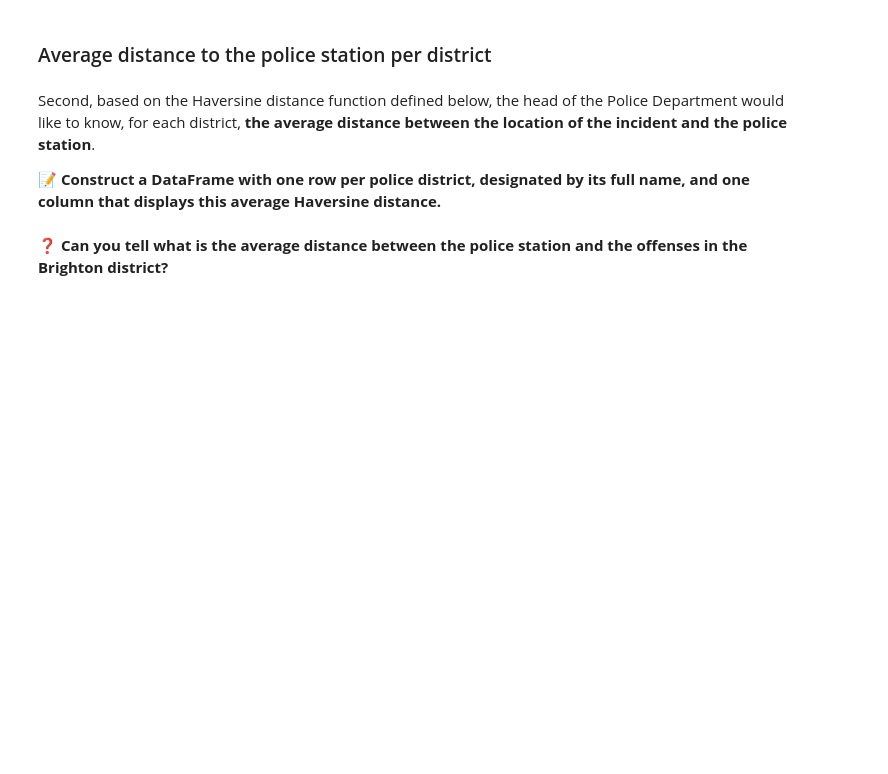
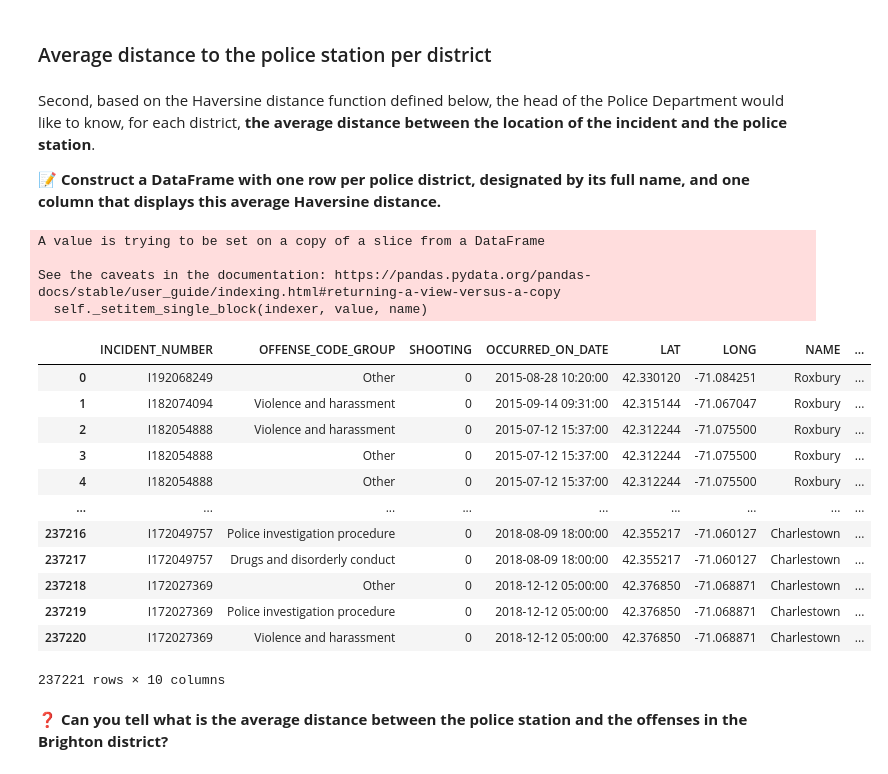
Before and after one commit to pblclrd/data-certification-exam, a Jupyter notebook: decision_science/boston_crimes.ipynb, the cells around one changed output. Drawn from its saved outputs; the diff is of its cells as text; code cells hidden in the pictures; blank space fills up the shorter version.

```diff
--- a/decision_science/boston_crimes.ipynb
+++ b/decision_science/boston_crimes.ipynb
@@ -452,5 +502,11 @@ def haversine_distance(lon1, lat1, lon2, lat2):
     a = sin(dlat / 2) ** 2 + cos(lat1) * cos(lat2) * sin(dlon / 2) ** 2
 
     return 2 * 6371 * asin(sqrt(a))
+# %%
+data["LONG"] = pd.to_numeric(data["LONG"], downcast="float")
+data["LAT"] = pd.to_numeric(data["LAT"], downcast="float")
+data["LONG_POLICE_STATION"] = pd.to_numeric(data["LONG_POLICE_STATION"], downcast="float")
+data["LAT_POLICE_STATION"] = pd.to_numeric(data["LAT_POLICE_STATION"], downcast="float")
 # %%
 # YOUR CODE HERE
+data['Distance'] = 1
@@ -459,3 +513,27 @@ def haversine_distance(lon1, lat1, lon2, lat2):
+# %%
+for i in range(len(data)):
+    data['Distance'].iloc[i] = haversine_distance(data['LONG'].iloc[i], data['LAT'].iloc[i], data['LONG_POLICE_STATION'].iloc[i], data['LAT_POLICE_STATION'].iloc[i])
+# %% [output]
+A value is trying to be set on a copy of a slice from a DataFrame
+
+See the caveats in the documentation: https://pandas.pydata.org/pandas-docs/stable/user_guide/indexing.html#returning-a-view-versus-a-copy
+  self._setitem_single_block(indexer, value, name)
+# %%
+data
+# %% [output]
+|  | INCIDENT_NUMBER | OFFENSE_CODE_GROUP | SHOOTING | OCCURRED_ON_DATE | LAT | LONG | NAME | ... |
+| 0 | I192068249 | Other | 0 | 2015-08-28 10:20:00 | 42.330120 | -71.084251 | Roxbury | ... |
+| 1 | I182074094 | Violence and harassment | 0 | 2015-09-14 09:31:00 | 42.315144 | -71.067047 | Roxbury | ... |
+| 2 | I182054888 | Violence and harassment | 0 | 2015-07-12 15:37:00 | 42.312244 | -71.075500 | Roxbury | ... |
+| 3 | I182054888 | Other | 0 | 2015-07-12 15:37:00 | 42.312244 | -71.075500 | Roxbury | ... |
+| 4 | I182054888 | Other | 0 | 2015-07-12 15:37:00 | 42.312244 | -71.075500 | Roxbury | ... |
+| ... | ... | ... | ... | ... | ... | ... | ... | ... |
+| 237216 | I172049757 | Police investigation procedure | 0 | 2018-08-09 18:00:00 | 42.355217 | -71.060127 | Charlestown | ... |
+| 237217 | I172049757 | Drugs and disorderly conduct | 0 | 2018-08-09 18:00:00 | 42.355217 | -71.060127 | Charlestown | ... |
+| 237218 | I172027369 | Other | 0 | 2018-12-12 05:00:00 | 42.376850 | -71.068871 | Charlestown | ... |
+| 237219 | I172027369 | Police investigation procedure | 0 | 2018-12-12 05:00:00 | 42.376850 | -71.068871 | Charlestown | ... |
+| 237220 | I172027369 | Violence and harassment | 0 | 2018-12-12 05:00:00 | 42.376850 | -71.068871 | Charlestown | ... |
+237221 rows × 10 columns
 # %% [markdown]
 **❓ Can you tell what is the average distance between the police station and the offenses in the Brighton district?**
 # %%
```
Also changed, not shown: parts of 12 cells of this notebook, 1 other file.
